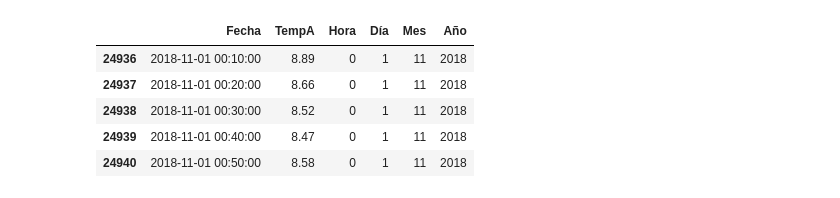
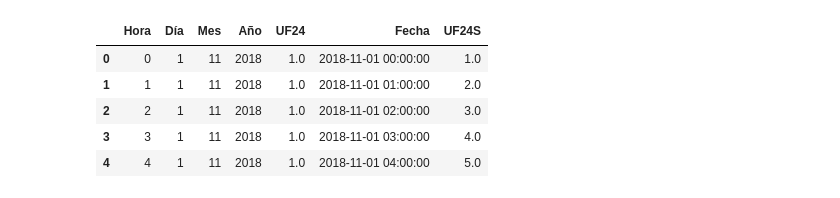
Before and after one commit to LuisGonzali/Fisica-Computacional, a Jupyter notebook: Evaluacion1/Evaluacion1.ipynb, the cells around one changed output. Cells and saved outputs as stored; diff of their text form; code cells hidden in the pictures.

```diff
--- a/Evaluacion1/Evaluacion1.ipynb
+++ b/Evaluacion1/Evaluacion1.ipynb
@@ -24,0 +31,3 @@ df = df0[['Fecha', 'TempA','Hora','Día','Mes','Año']]
+# %%
+# Agrupamos la Temperatura por Año, Mes, Día y Hora, y sacamos un promedio para cada hora.
+df0["TempA"]=df0.groupby(["Año","Mes","Día","Hora"])["TempA"].transform("mean")
@@ -24,0 +51,6 @@ df = df0[['Fecha', 'TempA','Hora','Día','Mes','Año']]
+# %%
+# Dropeamos las filas duplicadas, así obtenemos las temperaturas por hora
+df=df.drop_duplicates()
+f=len(df)
+df.index = np.arange(0,f)
+df.head()
@@ -24,0 +131,30 @@ df = df0[['Fecha', 'TempA','Hora','Día','Mes','Año']]
+# %%
+# Quitaremos las columnas de Temperatura del Aire, las Temperaturas mínima y máxima.
+# Además quitaremos los duplicados para poder graficar solamente las Unidades de Frío
+
+df3=df.drop(["TempA", "Tmin","Tmax"],1)
+df3=df3.drop_duplicates()
+f=len(df3)
+df3.index = np.arange(0,f)
+df3.head()
+
+df2=pd.DataFrame({})
+df2['day']=df3.Día
+df2['month']=df3.Mes
+df2['year']=df3.Año
+df2['hour']=df3.Hora
+df2.index = np.arange(0,f)
+df2.head()
+j=pd.to_datetime(df2)
+
+df3["Fecha"]=j
+df3["UF24S"]=df3["UF24"].cumsum()
+
+# Ahora podemos graficar.
+
+fig, ax = plt.subplots(figsize=(14, 10))
+plt.plot_date(df3.Fecha, df3.UF24S, fmt='')
+plt.title("Suma Acumulada de UF24", size=18)
+plt.ylabel("Unidades de Frío", size = 14)
+fig.autofmt_xdate()
+plt.show()
@@ -25,9 +163,9 @@ df = df0[['Fecha', 'TempA','Hora','Día','Mes','Año']]
 # %%
-df.head()
+df3.head()
 # %% [output]
-|  | Fecha | TempA | Hora | Día | Mes | Año |
-| 24936 | 2018-11-01 00:10:00 | 8.89 | 0 | 1 | 11 | 2018 |
-| 24937 | 2018-11-01 00:20:00 | 8.66 | 0 | 1 | 11 | 2018 |
-| 24938 | 2018-11-01 00:30:00 | 8.52 | 0 | 1 | 11 | 2018 |
-| 24939 | 2018-11-01 00:40:00 | 8.47 | 0 | 1 | 11 | 2018 |
-| 24940 | 2018-11-01 00:50:00 | 8.58 | 0 | 1 | 11 | 2018 |
+|  | Hora | Día | Mes | Año | UF24 | Fecha | UF24S |
+| 0 | 0 | 1 | 11 | 2018 | 1.0 | 2018-11-01 00:00:00 | 1.0 |
+| 1 | 1 | 1 | 11 | 2018 | 1.0 | 2018-11-01 01:00:00 | 2.0 |
+| 2 | 2 | 1 | 11 | 2018 | 1.0 | 2018-11-01 02:00:00 | 3.0 |
+| 3 | 3 | 1 | 11 | 2018 | 1.0 | 2018-11-01 03:00:00 | 4.0 |
+| 4 | 4 | 1 | 11 | 2018 | 1.0 | 2018-11-01 04:00:00 | 5.0 |
```
Also changed, not shown: parts of 21 cells of this notebook.
